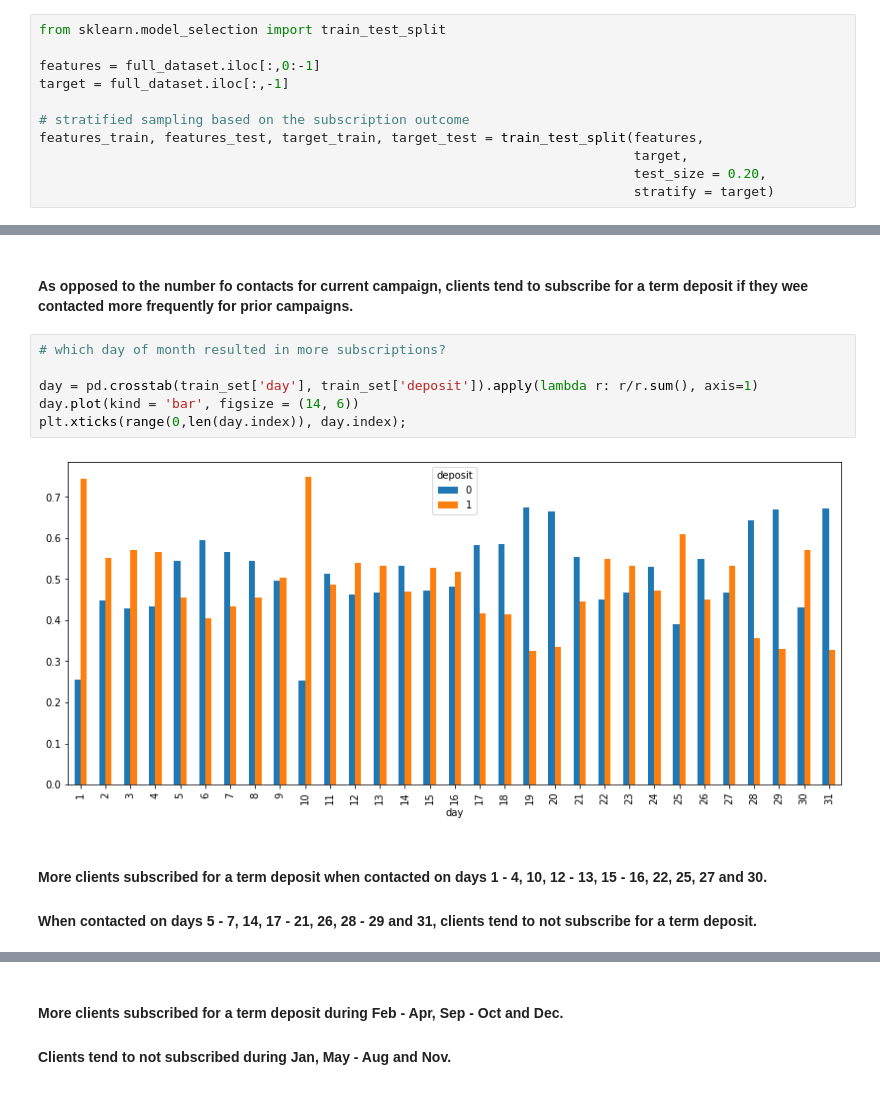
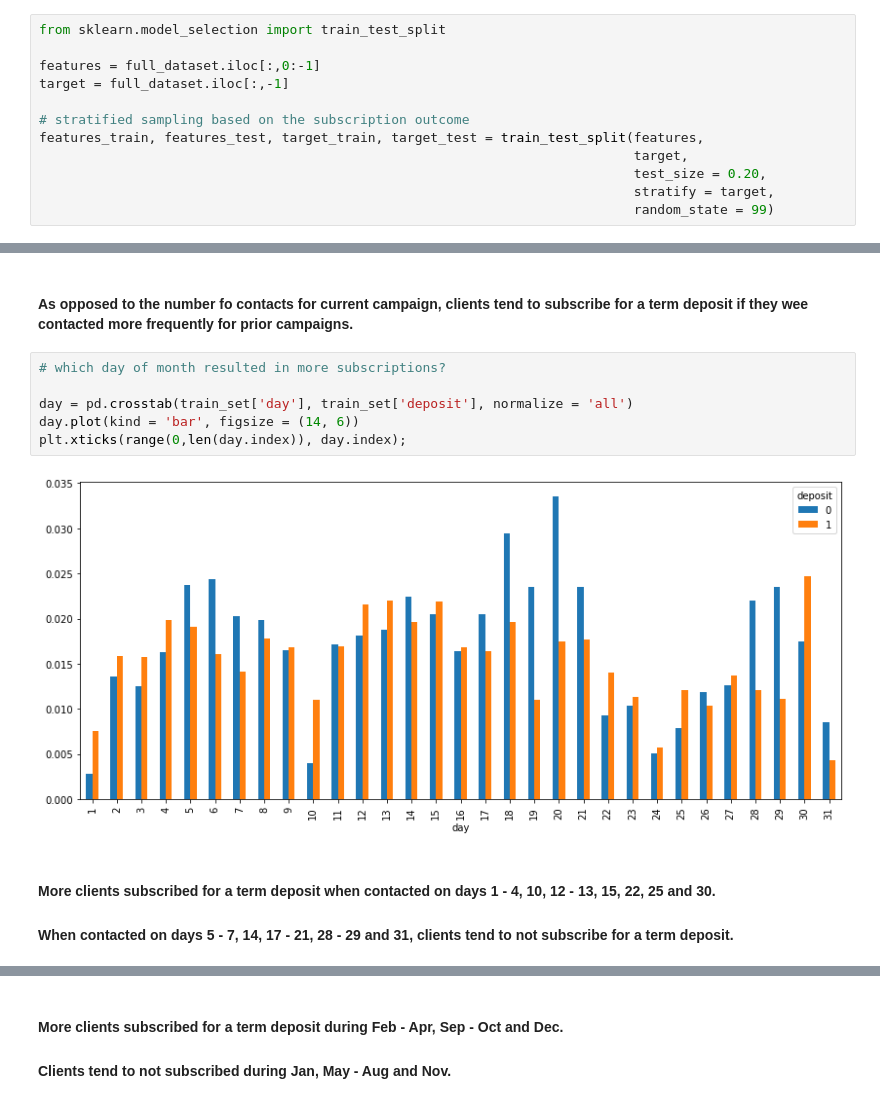
Before and after one commit to Solihin-k/bank_marketing, a Jupyter notebook: Bank_Marketing_Strategy.ipynb, the cells around one changed output, grey strips where cells are left out. Cells and saved outputs as stored; diff of their text form.

```diff
--- a/Bank_Marketing_Strategy.ipynb
+++ b/Bank_Marketing_Strategy.ipynb
@@ -199,7 +194,8 @@ target = full_dataset.iloc[:,-1]
 features_train, features_test, target_train, target_test = train_test_split(features,
                                                                             target,
                                                                             test_size = 0.20,
-                                                                            stratify = target)
+                                                                            stratify = target,
+                                                                            random_state = 99)
 # %%
 print(features_train.shape) # 80% of original dataset
 print(features_test.shape) # 20% of original dataset
@@ -311,14 +307,14 @@ prevC_plot.set_axis_labels('Number of contacts for prior campaigns', 'Count')
 # %%
 # which day of month resulted in more subscriptions?
 
-day = pd.crosstab(train_set['day'], train_set['deposit']).apply(lambda r: r/r.sum(), axis=1)
+day = pd.crosstab(train_set['day'], train_set['deposit'], normalize = 'all')
 day.plot(kind = 'bar', figsize = (14, 6))
 plt.xticks(range(0,len(day.index)), day.index);
 # %% [output]
-[figure, old version]
+[figure, new version]
 # %% [markdown]
-#### More clients subscribed for a term deposit when contacted on days 1 - 4, 10, 12 - 13, 15 - 16, 22, 25, 27 and 30.
-#### When contacted on days 5 - 7, 14, 17 - 21, 26, 28 - 29 and 31, clients tend to not subscribe for a term deposit.
+#### More clients subscribed for a term deposit when contacted on days 1 - 4, 10, 12 - 13, 15, 22, 25 and 30.
+#### When contacted on days 5 - 7, 14, 17 - 21,  28 - 29 and 31, clients tend to not subscribe for a term deposit.
 # %%
 # which month resulted in more subscriptions?
 
```
Also changed, not shown: parts of 32 cells of this notebook.
